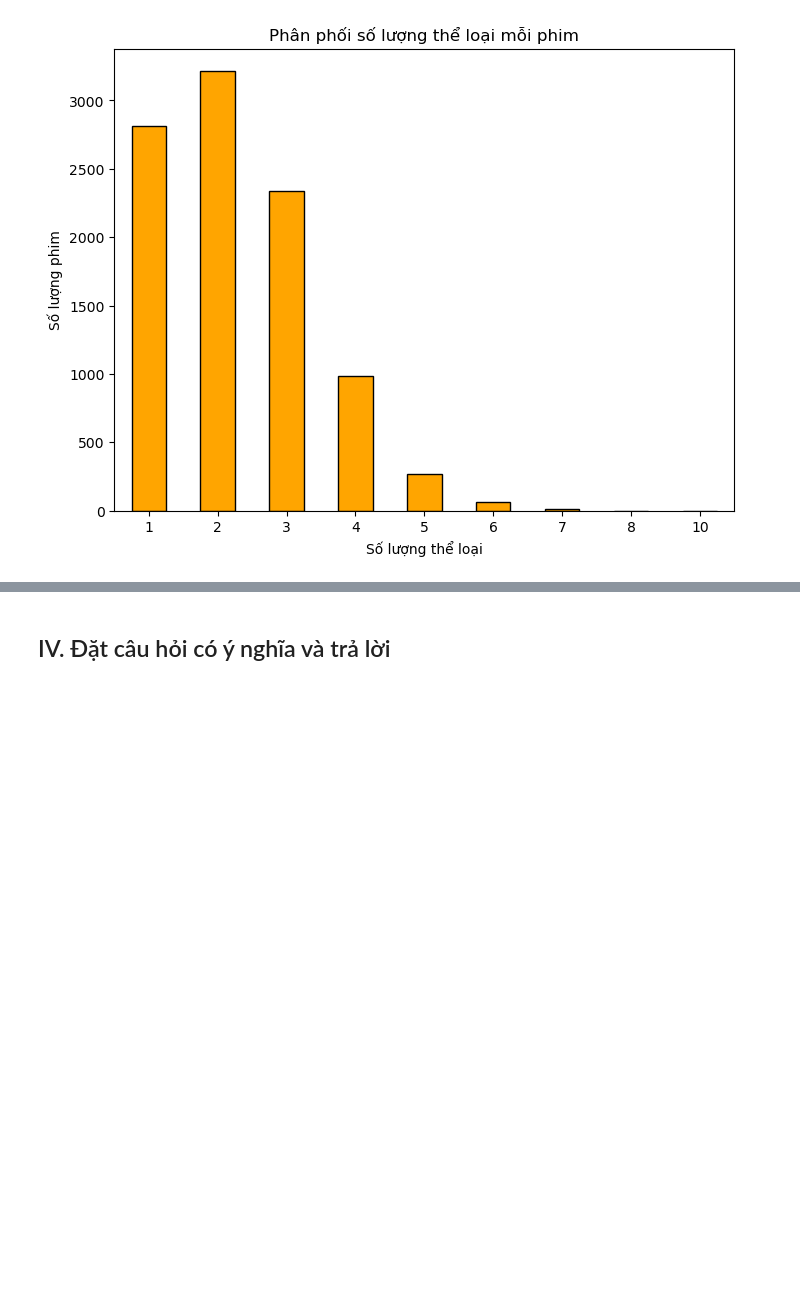
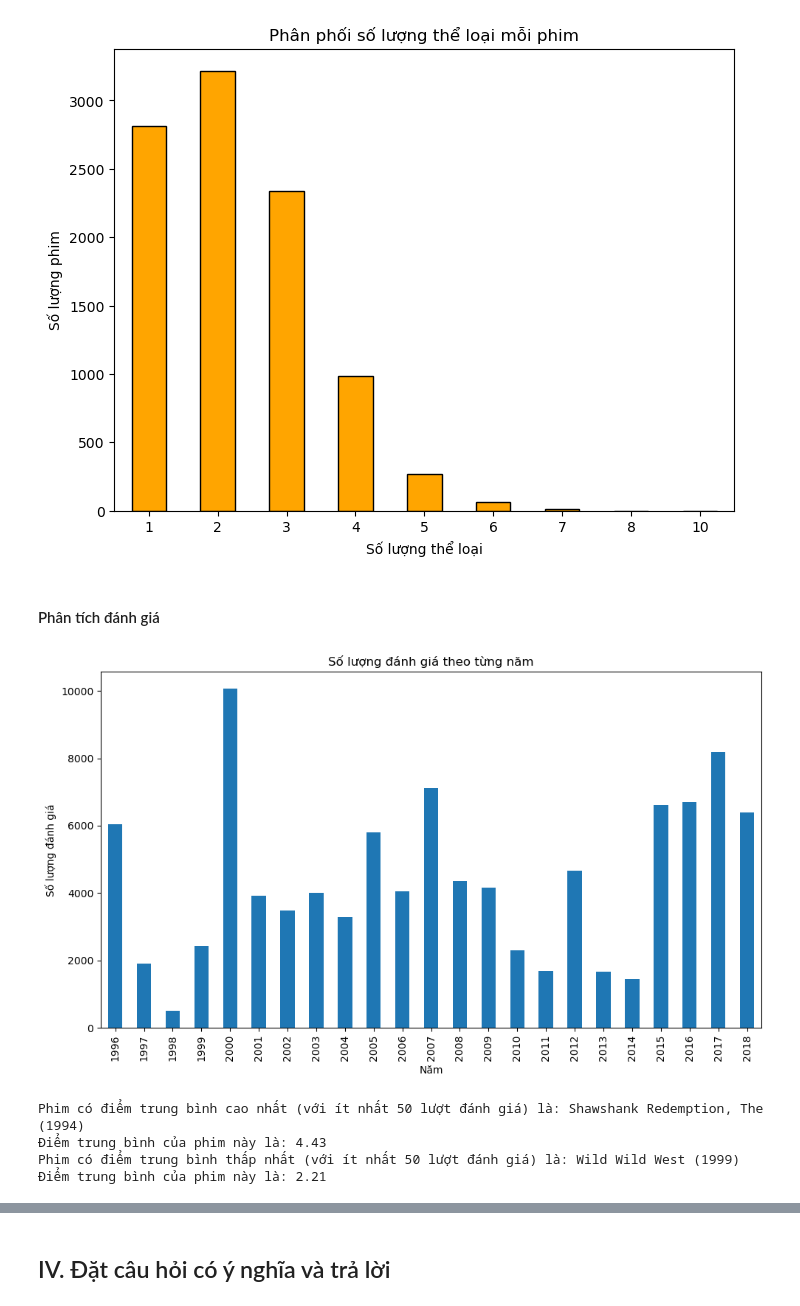
Before and after one commit to miavox/CSC17104-Final-Project, a Jupyter notebook: Project/Final_project.ipynb, the cells around one changed output, grey strips where cells are left out. Drawn from its saved outputs; the diff is of its cells as text; code cells hidden in the pictures; blank space fills up the shorter version.

```diff
--- a/Project/Final_project.ipynb
+++ b/Project/Final_project.ipynb
@@ -587,3 +588,65 @@ plt.xticks(rotation=0)
 plt.show()
 # %% [output]
 [figure]
+# %% [markdown]
+#### Phân tích đánh giá
+# %%
+# Thêm cột 'Year' và 'Month' để phân tích theo năm hoặc tháng
+ratings['Year'] = ratings['Date'].dt.year
+ratings['Month'] = ratings['Date'].dt.month
+
+# Đếm số lượng đánh giá theo từng năm
+ratings_per_year = ratings.groupby('Year')['rating'].count()
+
+# Sắp xếp số lượng đánh giá theo năm
+ratings_per_year_sorted = ratings_per_year.sort_index(ascending=True)  # ascending=False nếu muốn sắp xếp từ năm mới nhất
+
+# Vẽ biểu đồ số lượng đánh giá theo năm đã sắp xếp
+plt.figure(figsize=(10, 6))
+ratings_per_year_sorted.plot(kind='bar')
+plt.title('Số lượng đánh giá theo từng năm')
+plt.xlabel('Năm')
+plt.ylabel('Số lượng đánh giá')
+plt.tight_layout()
+plt.show()
+# %% [output]
+[figure, added]
+# %%
+# Đặt số lượng đánh giá tối thiểu (ví dụ: 50 lượt đánh giá)
+min_ratings = 50
+
+# Tính số lượng đánh giá cho mỗi phim
+movie_rating_counts = ratings.groupby('movieId')['rating'].count()
+
+# Lọc các phim có số lượng đánh giá lớn hơn hoặc bằng min_ratings
+filtered_movies = movie_rating_counts[movie_rating_counts >= min_ratings].index
+
+# Kiểm tra nếu có phim nào thỏa mãn điều kiện
+if len(filtered_movies) > 0:
+    # Tính điểm trung bình cho các phim đủ điều kiện
+    filtered_movie_avg_ratings = ratings[ratings['movieId'].isin(filtered_movies)].groupby('movieId')['rating'].mean()
+
+    # Tìm phim có điểm trung bình cao nhất và thấp nhất trong số các phim đủ điều kiện
+    highest_rated_movie_id = filtered_movie_avg_ratings.idxmax()
+    lowest_rated_movie_id = filtered_movie_avg_ratings.idxmin()
+
+    highest_avg_rating = filtered_movie_avg_ratings.max()
+    lowest_avg_rating = filtered_movie_avg_ratings.min()
+
+    # Tìm tiêu đề phim tương ứng
+    highest_rated_movie_title = movies[movies['movieId'] == highest_rated_movie_id]['title'].iloc[0]
+    lowest_rated_movie_title = movies[movies['movieId'] == lowest_rated_movie_id]['title'].iloc[0]
+
+    # Hiển thị kết quả
+    print(f"Phim có điểm trung bình cao nhất (với ít nhất {min_ratings} lượt đánh giá) là: {highest_rated_movie_title}")
+    print(f"Điểm trung bình của phim này là: {highest_avg_rating:.2f}")
+
+    print(f"Phim có điểm trung bình thấp nhất (với ít nhất {min_ratings} lượt đánh giá) là: {lowest_rated_movie_title}")
+    print(f"Điểm trung bình của phim này là: {lowest_avg_rating:.2f}")
+else:
+    print(f"Không có phim nào có ít nhất {min_ratings} lượt đánh giá.")
+# %% [output]
+Phim có điểm trung bình cao nhất (với ít nhất 50 lượt đánh giá) là: Shawshank Redemption, The (1994)
+Điểm trung bình của phim này là: 4.43
+Phim có điểm trung bình thấp nhất (với ít nhất 50 lượt đánh giá) là: Wild Wild West (1999)
+Điểm trung bình của phim này là: 2.21
```
Also changed, not shown: parts of 20 cells of this notebook.
